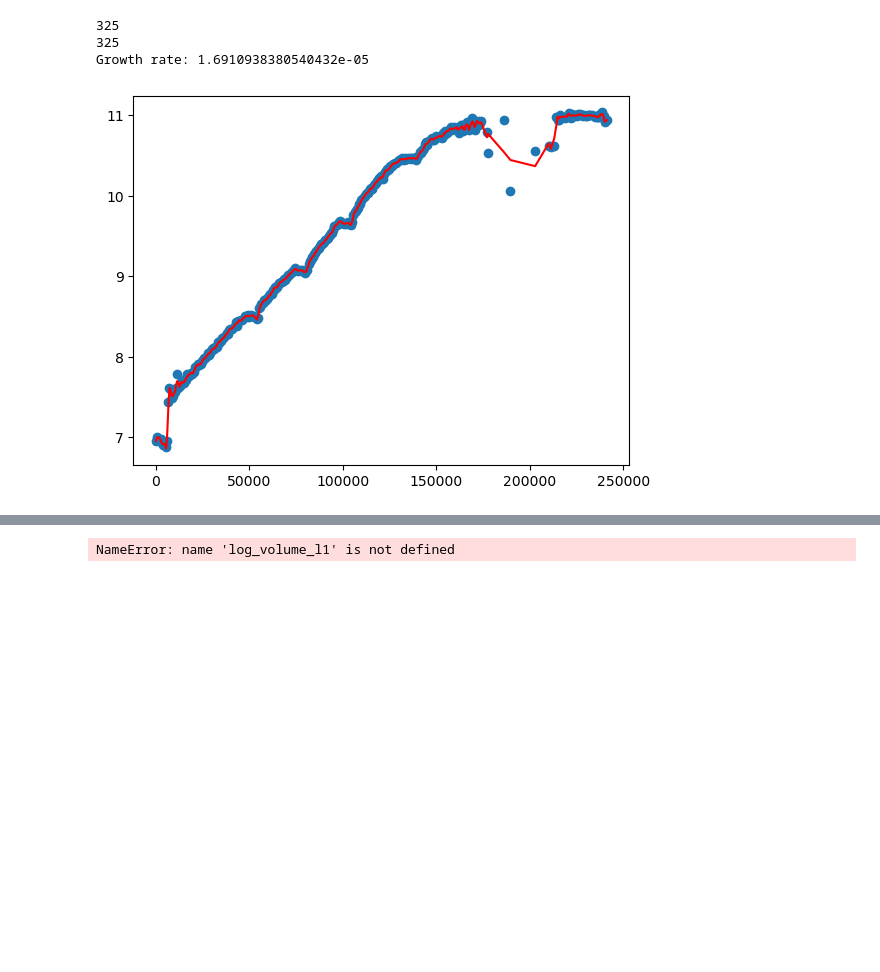
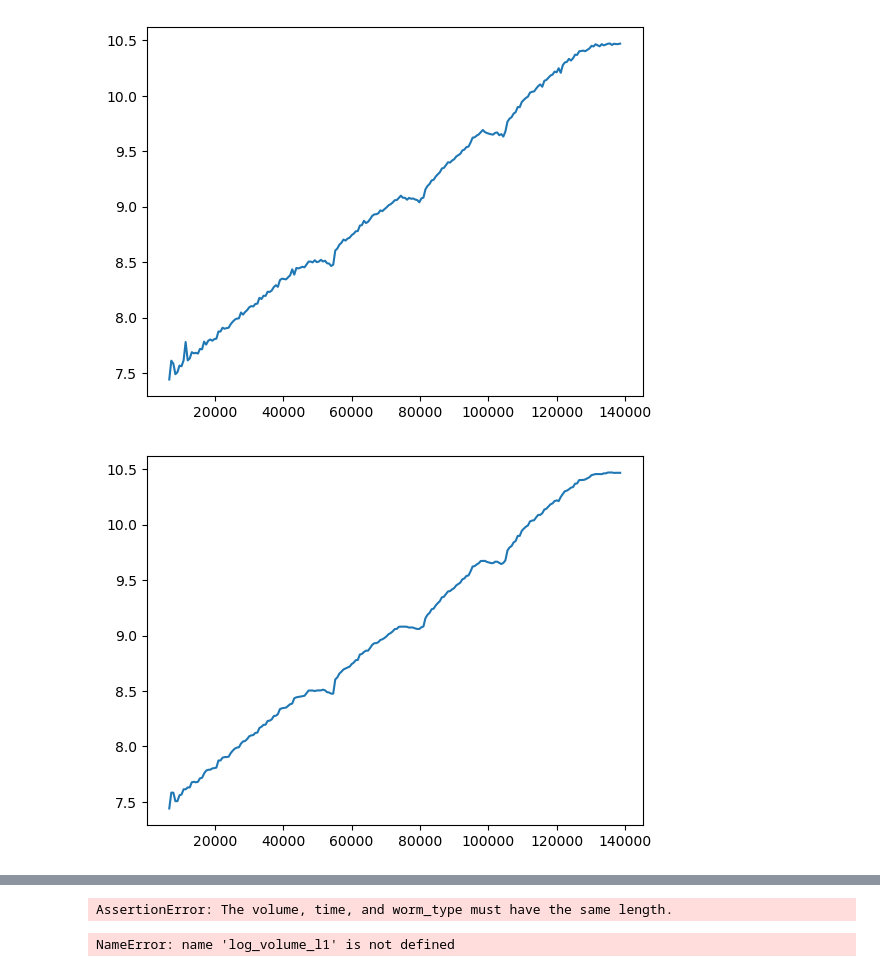
Before and after one commit to spsalmon/towbintools, a Jupyter notebook: towbintools/data_analysis/test_data_analysis.ipynb, the cells around one changed output, grey strips where cells are left out. Cells and saved outputs as stored; diff of their text form; code cells hidden in the pictures; blank space fills up the shorter version.

Commit message:
added new growth rate functions

```diff
--- a/towbintools/data_analysis/test_data_analysis.ipynb
+++ b/towbintools/data_analysis/test_data_analysis.ipynb
@@ -7,26 +7,43 @@ from scipy.signal import savgol_filter
 # %%
 filemap_path = "/mnt/external.data/TowbinLab/spsalmon/pipeline_test_folder/analysis/report/analysis_filemap.csv"
 filemap = pd.read_csv(filemap_path)
-# %%
-volume = filemap['ch2_seg_str_area'].to_numpy()
-time = filemap['ExperimentTime'].to_numpy()
-classification = filemap['ch2_seg_str_worm_type'].to_numpy()
-volume = volume[classification != "error"]
-time = time[classification != "error"]
-volume = np.log(volume)
-
-
-print(len(volume))
-print(len(time))
-
-growth_rate = compute_growth_rate_linear(volume, time)
-print(f'Growth rate: {growth_rate}')
-
-plt.plot(time, volume, 'o', label='Original data')
-plt.plot(time, savgol_filter(volume, 5, 3), 'r-', label='Smoothed data')
-plt.show()
-# %% [output]
-325
-325
-Growth rate: 1.6910938380540432e-05
-[figure, removed]
+# %%
+volume = filemap['ch2_seg_str_area'].to_numpy()
+time = filemap['ExperimentTime'].to_numpy()
+classification = filemap['ch2_seg_str_worm_type'].to_numpy()
+
+hatch = int(filemap['HatchTime'].iloc[0])
+m4 = int(filemap['M4'].iloc[0])
+
+volume = volume[hatch:m4]
+time = time[hatch:m4]
+classification = classification[hatch:m4]
+
+volume = volume[classification == 'worm']
+time = time[classification == 'worm']
+
+plt.plot(time, np.log(volume))
+plt.show()
+
+volume_median_filtered = medfilt(volume, kernel_size=3)
+
+plt.plot(time, np.log(volume_median_filtered))
+plt.show()
+
+volume_savgol_filtered = savgol_filter(volume, 5, 3)
+
+plt.plot(time, np.log(volume_savgol_filtered))
+plt.show()
+
+volume_savgol_median_filtered = savgol_filter(volume_median_filtered, 15, 3)
+
+plt.plot(time, np.log(volume_savgol_median_filtered))
+plt.show()
+
+growth_rate = compute_instantaneous_growth_rate_classified(volume, time, classification, savgol_filter_window=11, savgol_filter_order=3)
+
+plt.plot(growth_rate)
+plt.show()
+# %% [output]
+[figure, added]
+[figure, added]
@@ -33,3 +52,4 @@ Growth rate: 1.6910938380540432e-05
+AssertionError: The volume, time, and worm_type must have the same length.
 # %%
 diff = np.diff(log_volume_l1)/np.diff(time_l1)
 plt.plot(time_l1[:-1], diff)
```
Also changed, not shown: parts of 2 cells of this notebook, 1 other file.
